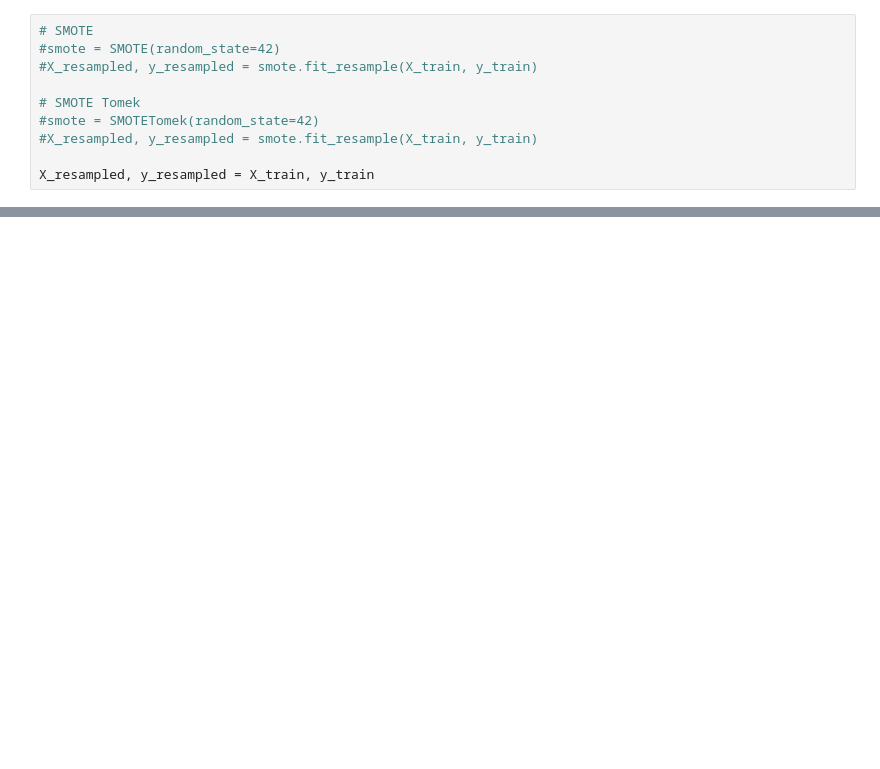
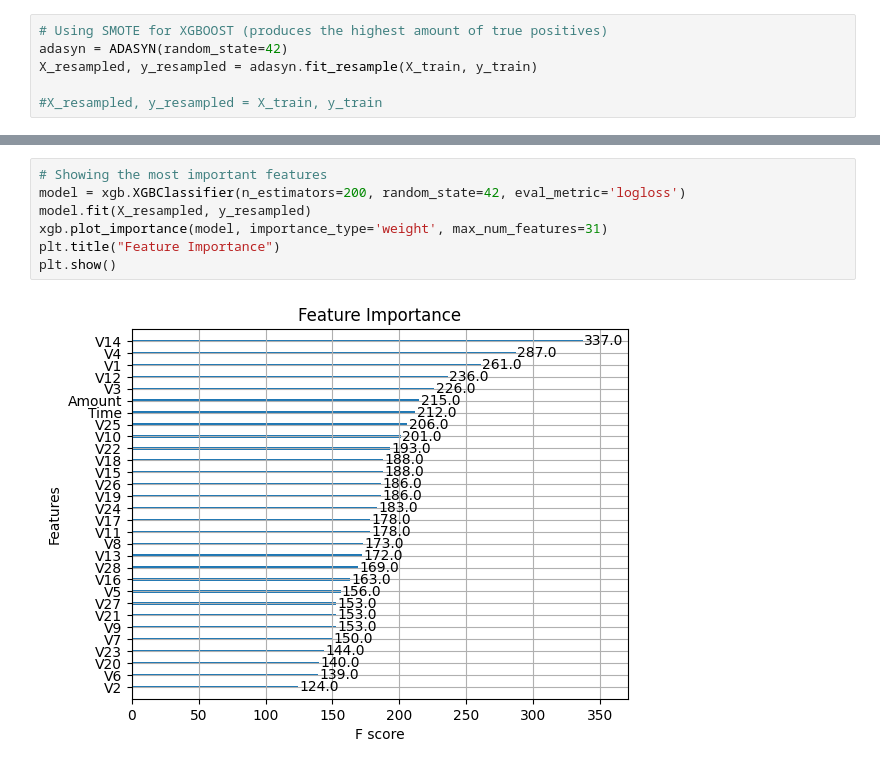
Before and after one commit to COMP3608Project/credit-card-fraud, a Jupyter notebook: Fraud_2022.ipynb, the cells around one changed output, grey strips where cells are left out. Cells and saved outputs as stored; diff of their text form; blank space fills up the shorter version.

```diff
--- a/Fraud_2022.ipynb
+++ b/Fraud_2022.ipynb
@@ -72,10 +133,6 @@ print(X_train)
 # %%
-# SMOTE
-#smote = SMOTE(random_state=42)
-#X_resampled, y_resampled = smote.fit_resample(X_train, y_train)
+# Using SMOTE for XGBOOST (produces the highest amount of true positives)
+adasyn = ADASYN(random_state=42)
+X_resampled, y_resampled = adasyn.fit_resample(X_train, y_train)
 
-# SMOTE Tomek
-#smote = SMOTETomek(random_state=42)
-#X_resampled, y_resampled = smote.fit_resample(X_train, y_train)
-
-X_resampled, y_resampled = X_train, y_train
+#X_resampled, y_resampled = X_train, y_train
@@ -181,0 +139,9 @@ weighted avg       1.00      1.00      1.00     56962
+# %%
+# Showing the most important features
+model = xgb.XGBClassifier(n_estimators=200, random_state=42, eval_metric='logloss')
+model.fit(X_resampled, y_resampled)
+xgb.plot_importance(model, importance_type='weight', max_num_features=31)
+plt.title("Feature Importance")
+plt.show()
+# %% [output]
+[figure, added]
```
Also changed, not shown: parts of 18 cells of this notebook.
